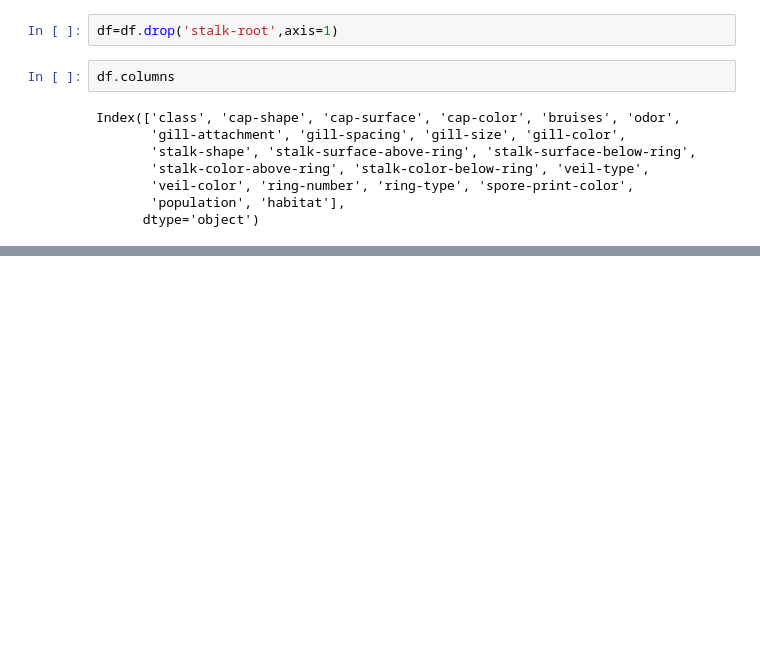
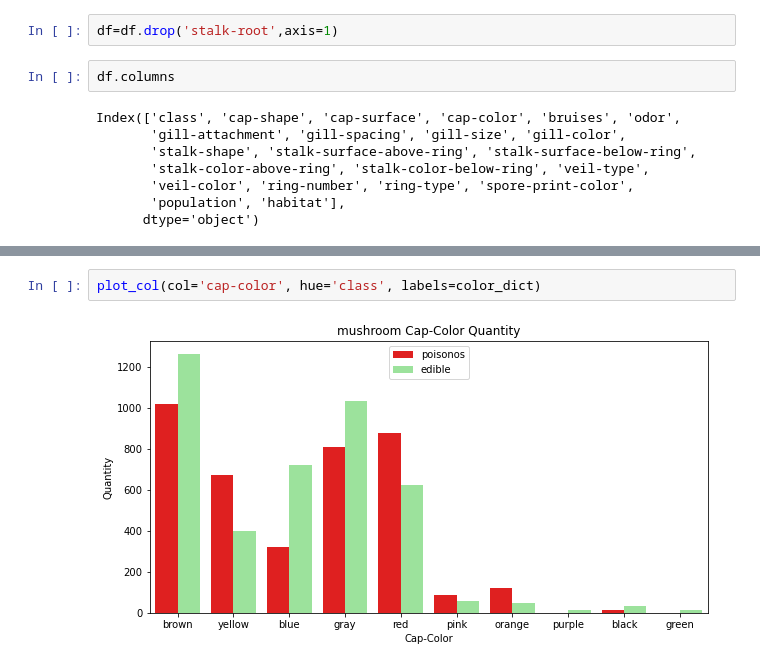
Before and after one commit to Syamkrishna123/case_study_on_probability, a Jupyter notebook: case_study_on_probability.ipynb, the cells around one changed output, grey strips where cells are left out. Drawn from its saved outputs; the diff is of its cells as text; blank space fills up the shorter version.

```diff
--- a/case_study_on_probability.ipynb
+++ b/case_study_on_probability.ipynb
@@ -136,0 +141,4 @@ for feature in df.columns:
+# %%
+plot_col(col='cap-color', hue='class', labels=color_dict)
+# %% [output]
+[figure, added]
```
Also changed, not shown: parts of 11 cells of this notebook.
